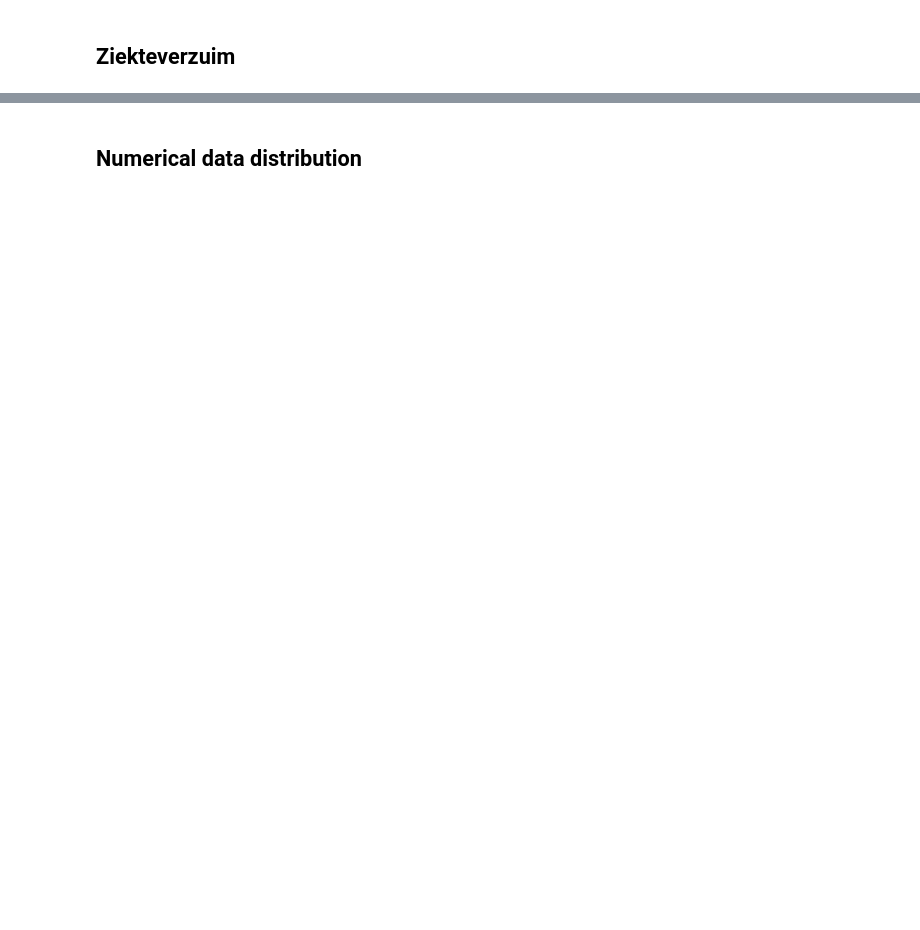
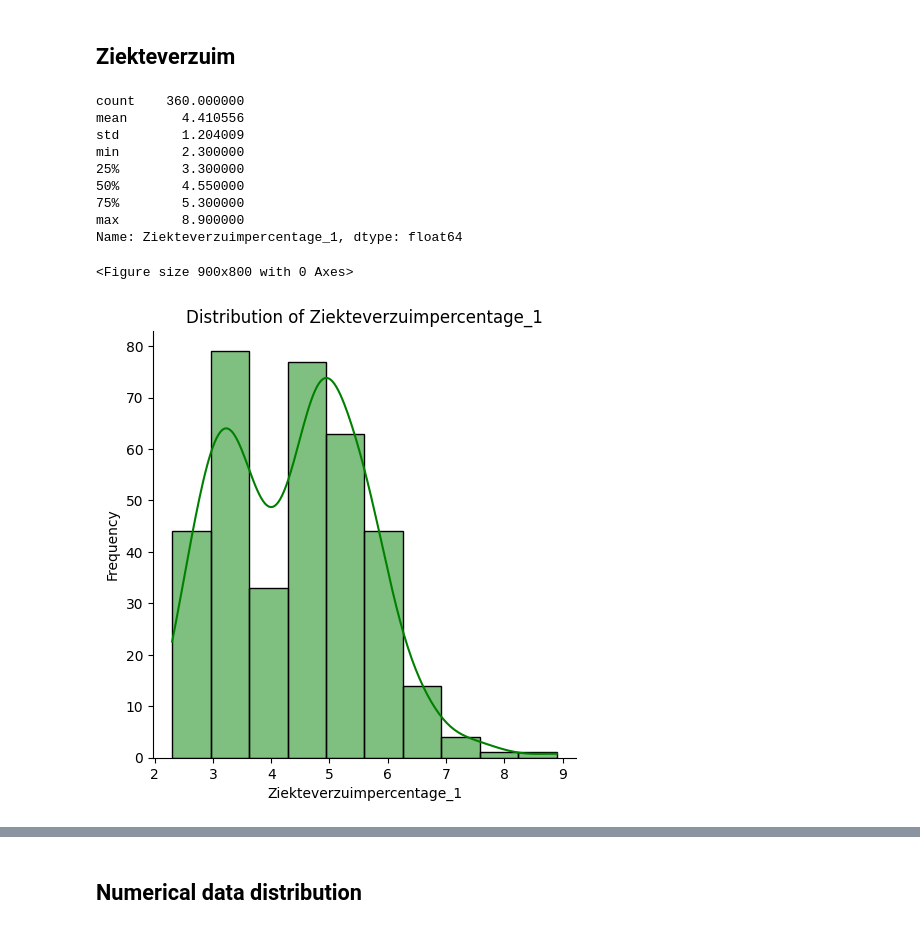
Before and after one commit to evdhout/uwv, a Jupyter notebook: uwv/ingestion/3) EDA.ipynb, the cells around one changed output, grey strips where cells are left out. Saved outputs shown, nothing was run; the diff lists cells and outputs as text; code cells hidden in the pictures; blank space fills up the shorter version.

```diff
--- a/uwv/ingestion/3) EDA.ipynb
+++ b/uwv/ingestion/3) EDA.ipynb
@@ -10,3 +8,6 @@ df_knmi = pd.read_csv('data/knmi_data.csv')
+# %%
+df = pd.read_csv(r'c:\Users\c.hakker\OneDrive - VISTA college\Senior Stuff\Opleiding Data science\Data\merged_tables.csv')
+df_knmi = pd.read_csv(r'c:\Users\c.hakker\OneDrive - VISTA college\Senior Stuff\Opleiding Data science\Data\knmi_data.csv')
 # %%
 print(df.shape)
 df.head()
@@ -29,16 +56,22 @@ df.head()
 # %%
-# Create the four new columns by shifting the values of '80072ned_Ziekteverzuimpercentage_1' by 1, 2, 3, and 4 quarters
-df['80072ned_Ziekteverzuimpercentage_1_lag_1'] = df.groupby('BedrijfstakkenBranchesSBI2008')['80072ned_Ziekteverzuimpercentage_1'].shift(1)
-df['80072ned_Ziekteverzuimpercentage_1_lag_2'] = df.groupby('BedrijfstakkenBranchesSBI2008')['80072ned_Ziekteverzuimpercentage_1'].shift(2)
-df['80072ned_Ziekteverzuimpercentage_1_lag_3'] = df.groupby('BedrijfstakkenBranchesSBI2008')['80072ned_Ziekteverzuimpercentage_1'].shift(3)
-df['80072ned_Ziekteverzuimpercentage_1_lag_4'] = df.groupby('BedrijfstakkenBranchesSBI2008')['80072ned_Ziekteverzuimpercentage_1'].shift(4)
+# Correct column name
+target_column = 'Ziekteverzuimpercentage_1'
 
-# Create the four future columns by shifting the values of '80072ned_Ziekteverzuimpercentage_1' backward by 1, 2, 3, and 4 quarters
-df['80072ned_Ziekteverzuimpercentage_1_lead_1'] = df.groupby('BedrijfstakkenBranchesSBI2008')['80072ned_Ziekteverzuimpercentage_1'].shift(-1)
-df['80072ned_Ziekteverzuimpercentage_1_lead_2'] = df.groupby('BedrijfstakkenBranchesSBI2008')['80072ned_Ziekteverzuimpercentage_1'].shift(-2)
-df['80072ned_Ziekteverzuimpercentage_1_lead_3'] = df.groupby('BedrijfstakkenBranchesSBI2008')['80072ned_Ziekteverzuimpercentage_1'].shift(-3)
-df['80072ned_Ziekteverzuimpercentage_1_lead_4'] = df.groupby('BedrijfstakkenBranchesSBI2008')['80072ned_Ziekteverzuimpercentage_1'].shift(-4)
+# Ensure the column exists before proceeding
+if target_column not in df.columns:
+    raise KeyError(f"Column '{target_column}' not found in DataFrame. Available columns: {list(df.columns)}")
 
-# Display the full DataFrame to verify the new columns
+# Create lagged and lead features grouped by 'BedrijfstakkenBranchesSBI2008'
+df[f'{target_column}_lag_1'] = df.groupby('BedrijfstakkenBranchesSBI2008')[target_column].shift(1)
+df[f'{target_column}_lag_2'] = df.groupby('BedrijfstakkenBranchesSBI2008')[target_column].shift(2)
+df[f'{target_column}_lag_3'] = df.groupby('BedrijfstakkenBranchesSBI2008')[target_column].shift(3)
+df[f'{target_column}_lag_4'] = df.groupby('BedrijfstakkenBranchesSBI2008')[target_column].shift(4)
+
+df[f'{target_column}_lead_1'] = df.groupby('BedrijfstakkenBranchesSBI2008')[target_column].shift(-1)
+df[f'{target_column}_lead_2'] = df.groupby('BedrijfstakkenBranchesSBI2008')[target_column].shift(-2)
+df[f'{target_column}_lead_3'] = df.groupby('BedrijfstakkenBranchesSBI2008')[target_column].shift(-3)
+df[f'{target_column}_lead_4'] = df.groupby('BedrijfstakkenBranchesSBI2008')[target_column].shift(-4)
+
+# Display the resulting DataFrame to verify the new columns
 print(df.shape)
-df.head()
+print(df.head())
@@ -216,15 +484,27 @@ df_final.to_json('data/df_final.json')
 ## Ziekteverzuim
 # %%
 # Print the description of the Ziekteverzuimpercentage_1 column
-print(df['80072ned_Ziekteverzuimpercentage_1'].describe())
+print(df['Ziekteverzuimpercentage_1'].describe())
 
 # Plot the distribution with seaborn
 plt.figure(figsize=(9, 8))
-sns.displot(df['80072ned_Ziekteverzuimpercentage_1'], color='g', bins=10, kde=True)
+sns.displot(df['Ziekteverzuimpercentage_1'], color='g', bins=10, kde=True)
 plt.title('Distribution of Ziekteverzuimpercentage_1')
 plt.xlabel('Ziekteverzuimpercentage_1')
 plt.ylabel('Frequency')
 plt.show()
+# %% [output]
+count    360.000000
+mean       4.410556
+std        1.204009
+min        2.300000
+25%        3.300000
+50%        4.550000
+75%        5.300000
+max        8.900000
+Name: Ziekteverzuimpercentage_1, dtype: float64
+<Figure size 900x800 with 0 Axes>
+[figure, added]
 # %%
 # Plot the data
 plt.figure(figsize=(14, 8))
```
Also changed, not shown: parts of 25 cells of this notebook, 4 other files.
